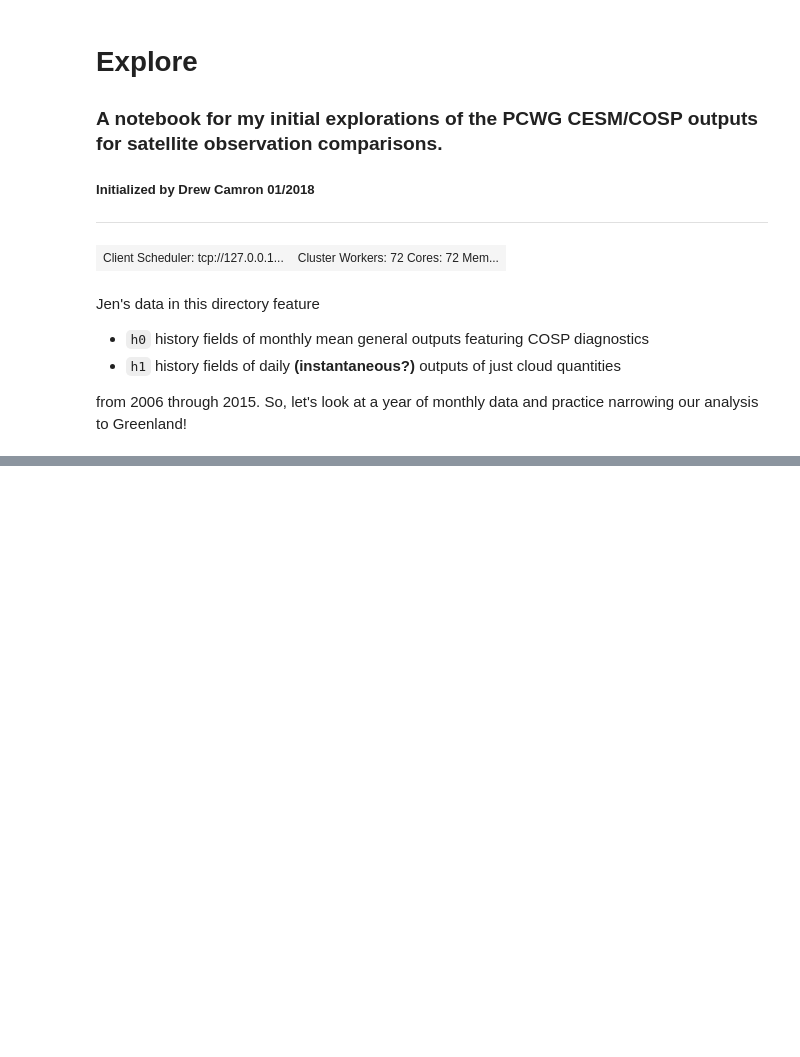
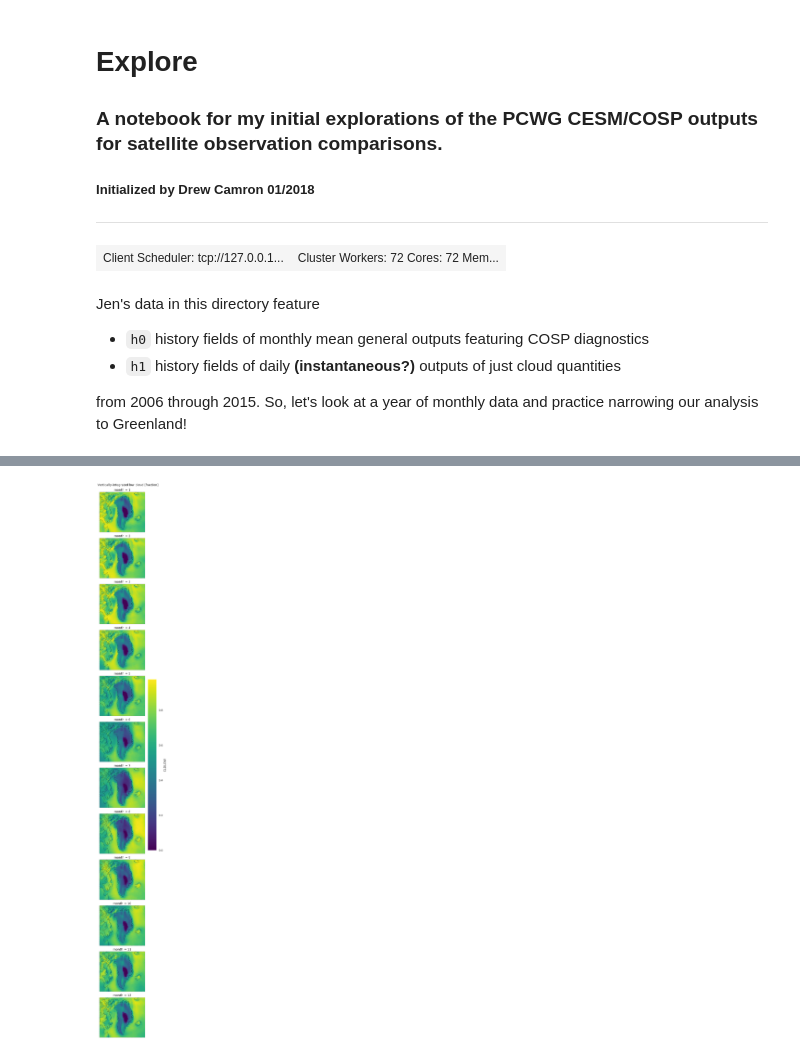
Before and after one commit to dcamron/cosp-explore, a Jupyter notebook: notebooks/explore.ipynb, the cells around one changed output, grey strips where cells are left out. Cells and saved outputs as stored; diff of their text form; code cells hidden in the pictures; blank space fills up the shorter version.

```diff
--- a/notebooks/explore.ipynb
+++ b/notebooks/explore.ipynb
@@ -61,0 +70,4 @@ cl = ax.coastlines()
+# %%
+meanmonth_plots('CLDLOW')
+# %% [output]
+[figure, added]
```
Also changed, not shown: parts of 10 cells of this notebook, 6 other files.
